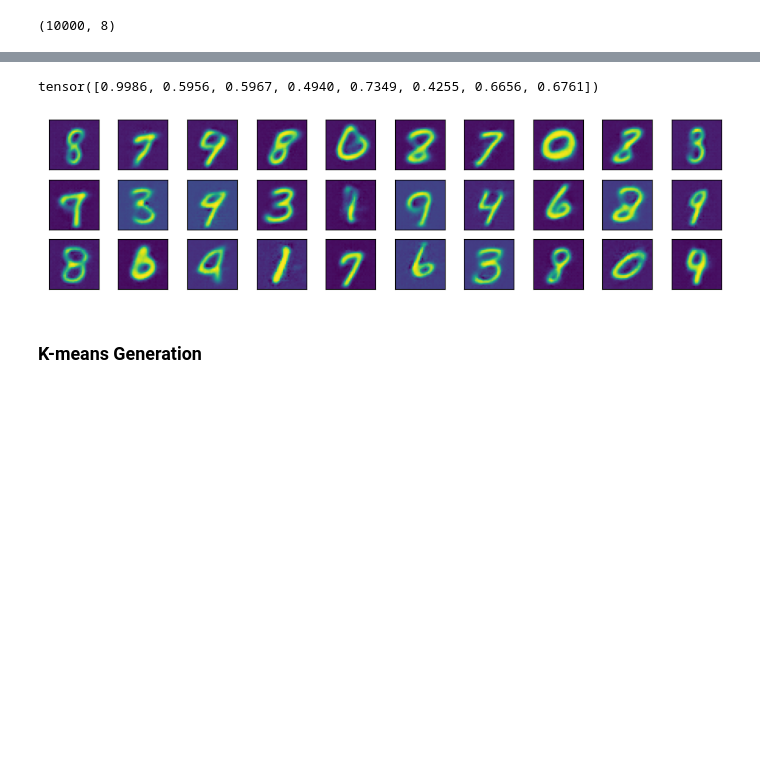
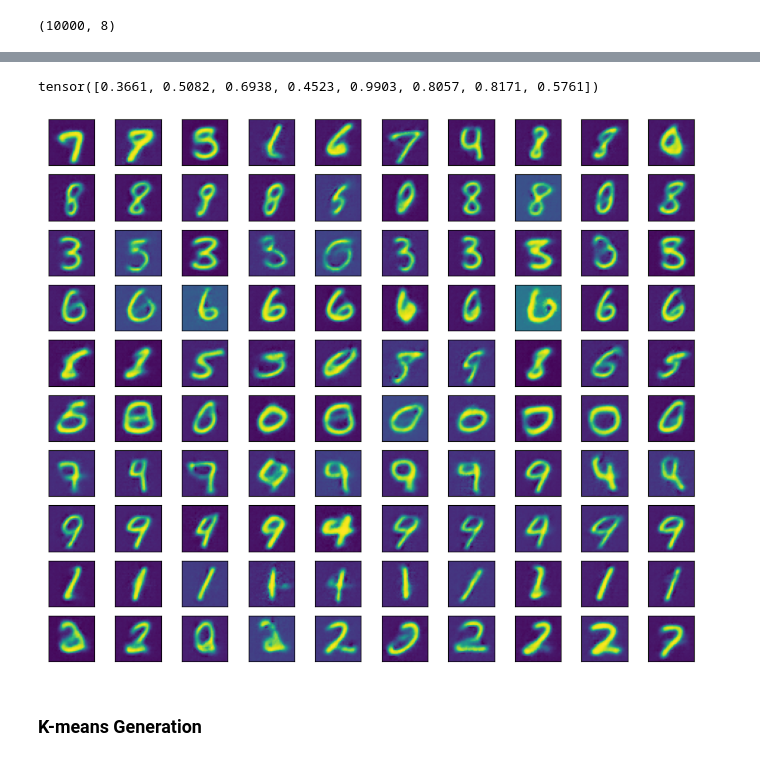
Before and after one commit to kotlyar-shapirov/Low_Rank_Autoencoder, a Jupyter notebook: Blocked Autoencoder with Tensor reconstruction MNIST.ipynb, the cells around one changed output, grey strips where cells are left out. Drawn from its saved outputs; the diff is of its cells as text; code cells hidden in the pictures; blank space fills up the shorter version.

Commit message:
2 more epochs + new figures

```diff
--- a/Blocked Autoencoder with Tensor reconstruction MNIST.ipynb
+++ b/Blocked Autoencoder with Tensor reconstruction MNIST.ipynb
@@ -665,8 +665,11 @@ plt.show()
 # %% [markdown]
 ### K-means Gaussian Generation
 # %%
-def generate_from_gaussians(mean_std_list, N_CLUSTERS):
-    idx = torch.randint(low=0, high=N_CLUSTERS, size=(1,))
+def generate_from_gaussians(mean_std_list, N_CLUSTERS, fixed_idx=None):
+    if not fixed_idx:
+        idx = torch.randint(low=0, high=N_CLUSTERS, size=(1,))
+    else:
+        idx = fixed_idx
     mean, std = mean_std_list[idx]
     rand = torch.randn(mean.shape)*std + mean
     return rand
@@ -675,3 +678,16 @@ enc_points_train = encoded_out_dim_train.cpu().detach().numpy()
 enc_points_train.shape
 # %% [output]
 (10000, 8)
+# %%
+# calculating best k
+from sklearn.cluster import KMeans
+cost =[]
+k_nums = [5,10,15,20,30,50,100]
+for i in k_nums:
+    KM = KMeans(n_clusters = i, max_iter = 500, n_init=5)
+    KM.fit(enc_points_train)
+    cost.append(KM.inertia_)
+plt.figure(figsize=(4,2))
+plt.plot(k_nums, cost)
+plt.grid()
+plt.show()
@@ -689,45 +707,39 @@ for clstr_idx in np.unique(kmeans.labels_):
     std = np.std(enc_points_train[kmeans.labels_== clstr_idx], axis=0)
     mean_std_list.append([torch.from_numpy(mean), torch.from_numpy(std)])
 # %%
-generate_from_gaussians(mean_std_list, N_CLUSTERS)
+generate_from_gaussians(mean_std_list, N_CLUSTERS, fixed_idx=1)
 # %% [output]
-tensor([0.9986, 0.5956, 0.5967, 0.4940, 0.7349, 0.4255, 0.6656, 0.6761])
+tensor([0.3661, 0.5082, 0.6938, 0.4523, 0.9903, 0.8057, 0.8171, 0.5761])
 # %%
 # plot
 EMB_SIZE = 8
 
 mean_vec = torch.mean(encoded_out_dim_train, dim=0)
 std_vec = torch.std(encoded_out_dim_train, dim=0)
 
-fig, axs = plt.subplots(3,10, figsize=(12,3))
+fig, axs = plt.subplots(N_CLUSTERS,10, figsize=(12,N_CLUSTERS))
 for i in range(0,10):
     with torch.no_grad():
         model.eval()
 
-        for j in range(3):
-            rand = generate_from_gaussians(mean_std_list, N_CLUSTERS)
+        for j in range(N_CLUSTERS):
+            rand = generate_from_gaussians(mean_std_list, N_CLUSTERS, fixed_idx=j)
             x_down = model.down(x_batch)
             B, C, H, W = (1,128,4,4)
             decoded_inter_dim =         model.low_rank.intermediate_decoder(rand.to(device))
             decoded_1d =                model.low_rank.decoder(decoded_inter_dim)
             decoded_2d_small = decoded_1d.view(B, C, H, W)
             decoded_2d = model.up(decoded_2d_small)
 
             axs[j,i].imshow(decoded_2d.cpu().detach().numpy()[0,0])
 
-
-    axs[0,i].set_xticks([])
-    axs[0,i].set_yticks([])
-    axs[1,i].set_xticks([])
-    axs[1,i].set_yticks([])
-    axs[2,i].set_xticks([])
-    axs[2,i].set_yticks([])
-#     axs[i].set_title(f'{i}')
+            axs[j,i].set_xticks([])
+            axs[j,i].set_yticks([])
 
 plt.savefig('MNIST_Multtiple_Gaussian_Generation.png')
 plt.show()
 # %% [output]
-[figure, old version]
+[figure, new version]
 # %% [markdown]
 ### K-means Generation
 # %%
```
Also changed, not shown: parts of 12 cells of this notebook, 7 other files.
